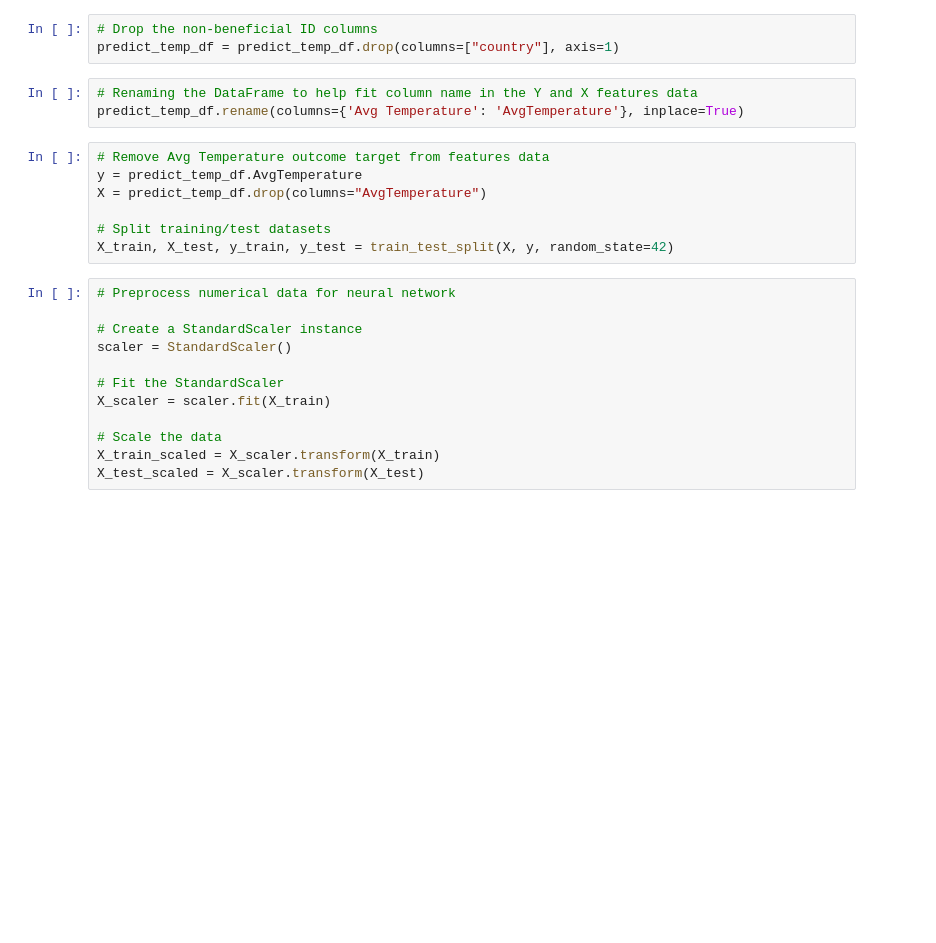
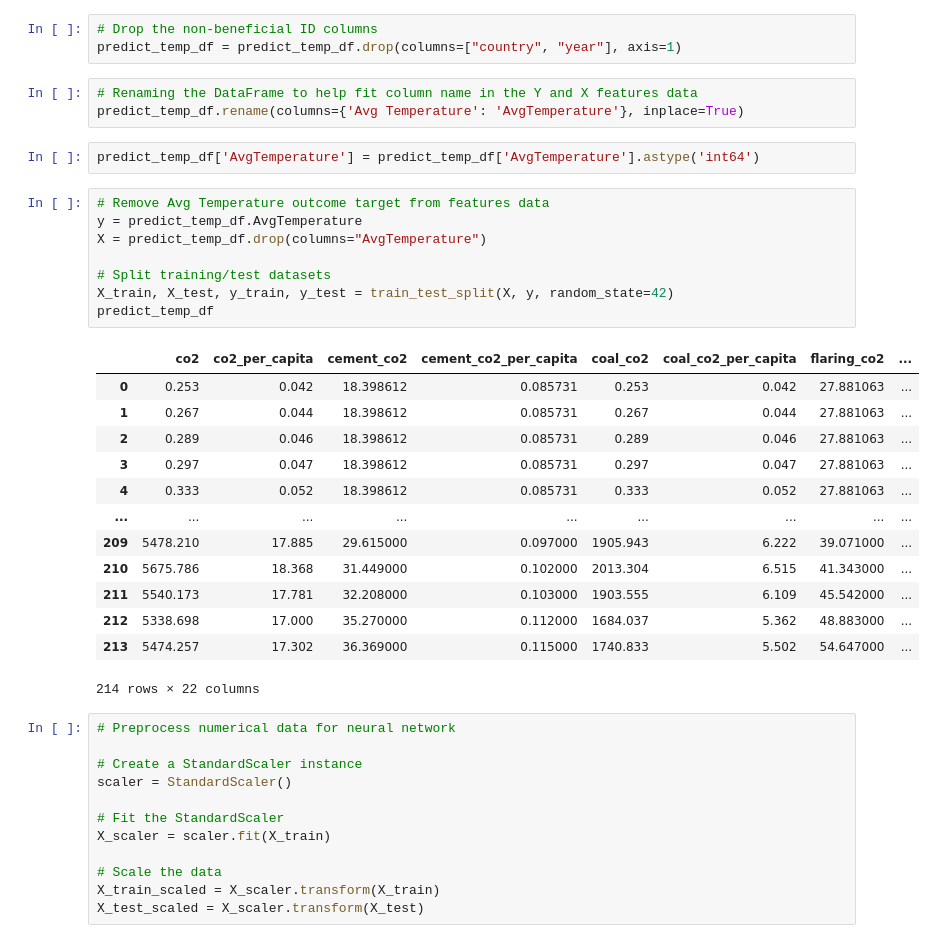
Before and after one commit to moesteelo/Predicting-Temperature-with-CO2-Data, a Jupyter notebook: Jupyter Notebook/Supervised_Machine_Learning_CO2_Data.ipynb, the cells around one changed output. Drawn from its saved outputs; the diff is of its cells as text; blank space fills up the shorter version.

```diff
--- a/Jupyter Notebook/Supervised_Machine_Learning_CO2_Data.ipynb
+++ b/Jupyter Notebook/Supervised_Machine_Learning_CO2_Data.ipynb
@@ -86,16 +116,33 @@ dtype: int64
 # %%
 # Drop the non-beneficial ID columns
-predict_temp_df = predict_temp_df.drop(columns=["country"], axis=1)
+predict_temp_df = predict_temp_df.drop(columns=["country", "year"], axis=1)
 # %%
 # Renaming the DataFrame to help fit column name in the Y and X features data
 predict_temp_df.rename(columns={'Avg Temperature': 'AvgTemperature'}, inplace=True)
+# %%
+predict_temp_df['AvgTemperature'] = predict_temp_df['AvgTemperature'].astype('int64')
 # %%
 # Remove Avg Temperature outcome target from features data
 y = predict_temp_df.AvgTemperature
 X = predict_temp_df.drop(columns="AvgTemperature")
 
 # Split training/test datasets
 X_train, X_test, y_train, y_test = train_test_split(X, y, random_state=42)
+predict_temp_df
+# %% [output]
+|  | co2 | co2_per_capita | cement_co2 | cement_co2_per_capita | coal_co2 | coal_co2_per_capita | flaring_co2 | ... |
+| 0 | 0.253 | 0.042 | 18.398612 | 0.085731 | 0.253 | 0.042 | 27.881063 | ... |
+| 1 | 0.267 | 0.044 | 18.398612 | 0.085731 | 0.267 | 0.044 | 27.881063 | ... |
+| 2 | 0.289 | 0.046 | 18.398612 | 0.085731 | 0.289 | 0.046 | 27.881063 | ... |
+| 3 | 0.297 | 0.047 | 18.398612 | 0.085731 | 0.297 | 0.047 | 27.881063 | ... |
+| 4 | 0.333 | 0.052 | 18.398612 | 0.085731 | 0.333 | 0.052 | 27.881063 | ... |
+| ... | ... | ... | ... | ... | ... | ... | ... | ... |
+| 209 | 5478.210 | 17.885 | 29.615000 | 0.097000 | 1905.943 | 6.222 | 39.071000 | ... |
+| 210 | 5675.786 | 18.368 | 31.449000 | 0.102000 | 2013.304 | 6.515 | 41.343000 | ... |
+| 211 | 5540.173 | 17.781 | 32.208000 | 0.103000 | 1903.555 | 6.109 | 45.542000 | ... |
+| 212 | 5338.698 | 17.000 | 35.270000 | 0.112000 | 1684.037 | 5.362 | 48.883000 | ... |
+| 213 | 5474.257 | 17.302 | 36.369000 | 0.115000 | 1740.833 | 5.502 | 54.647000 | ... |
+214 rows × 22 columns
 # %%
 # Preprocess numerical data for neural network
 
```
Also changed, not shown: parts of 4 cells of this notebook.
